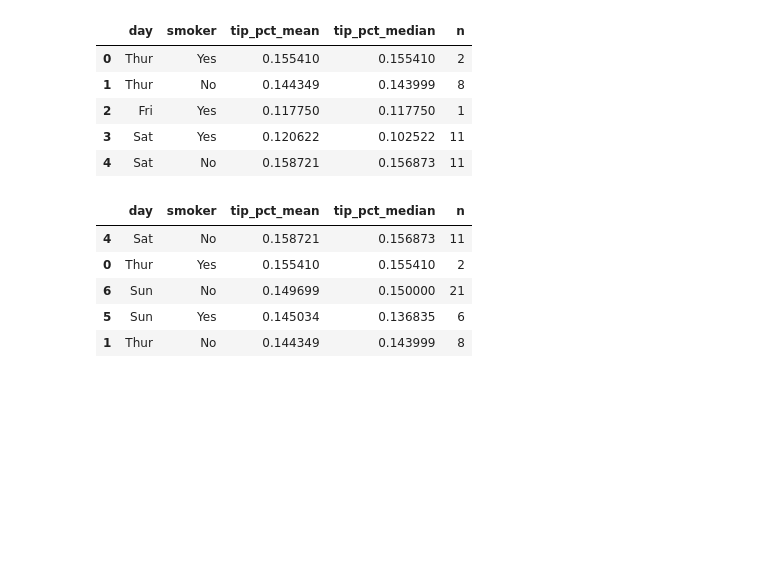
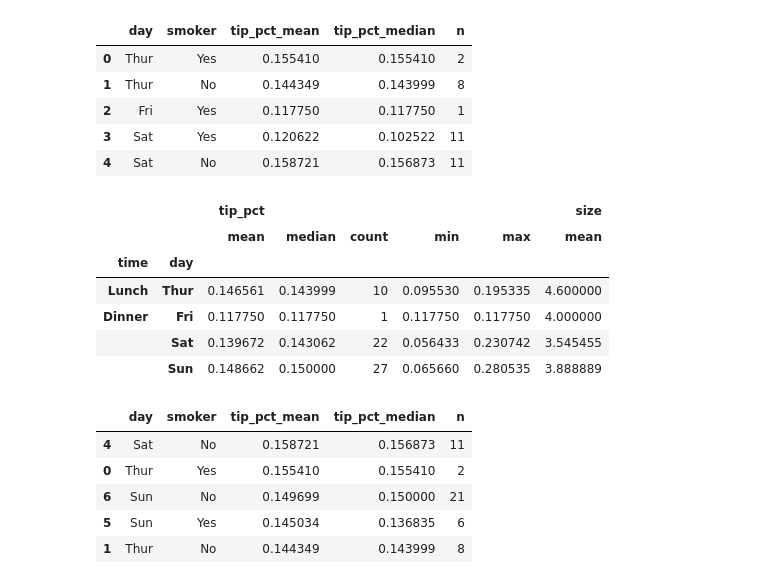
Before and after one commit to bariskose07/ds-bootcamp, a Jupyter notebook: notebooks/01-pandas.ipynb, the cells around one changed output. Saved outputs shown, nothing was run; the diff lists cells and outputs as text; code cells hidden in the pictures; blank space fills up the shorter version.

```diff
--- a/notebooks/01-pandas.ipynb
+++ b/notebooks/01-pandas.ipynb
@@ -73,6 +73,24 @@ grp.head()
 | 2 | Fri | Yes | 0.117750 | 0.117750 | 1 |
 | 3 | Sat | Yes | 0.120622 | 0.102522 | 11 |
 | 4 | Sat | No | 0.158721 | 0.156873 | 11 |
+# %%
+# 4) groupby().agg (gruplama ve özet)
+grp = (df_feat
+       .groupby(["time", "day"], observed=True)
+       .agg({
+           "tip_pct": ["mean", "median", "count", "min", "max"],
+           "size": ["mean"]
+       }))
+
+grp
+# %% [output]
+|  |  | tip_pct |  |  |  |  | size |
+|  |  | mean | median | count | min | max | mean |
+| time | day |  |  |  |  |  |  |
+| Lunch | Thur | 0.146561 | 0.143999 | 10 | 0.095530 | 0.195335 | 4.600000 |
+| Dinner | Fri | 0.117750 | 0.117750 | 1 | 0.117750 | 0.117750 | 4.000000 |
+|  | Sat | 0.139672 | 0.143062 | 22 | 0.056433 | 0.230742 | 3.545455 |
+|  | Sun | 0.148662 | 0.150000 | 27 | 0.065660 | 0.280535 | 3.888889 |
 # %%
 grp_sorted = grp.sort_values(["tip_pct_mean"], ascending=False)
 grp_sorted.head()
```
Also changed, not shown: parts of 5 cells of this notebook, 3 other files.
